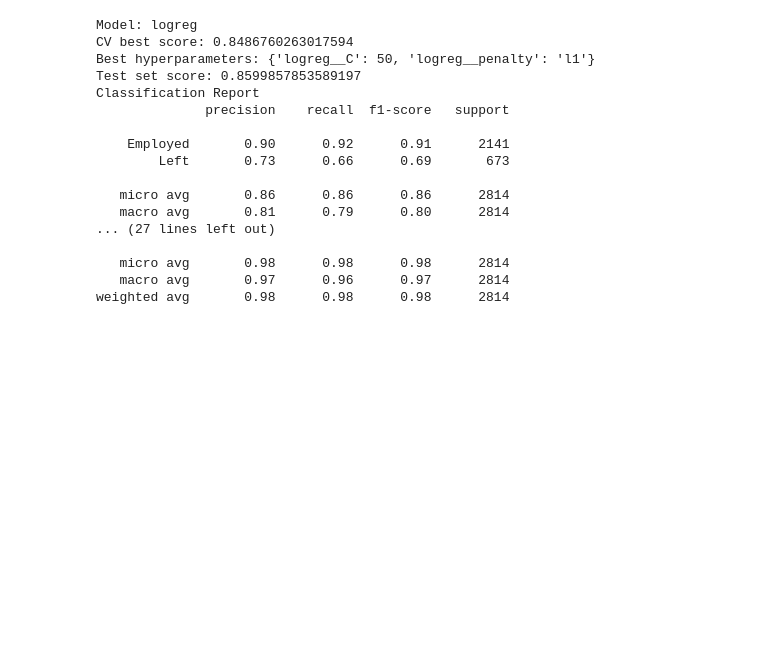
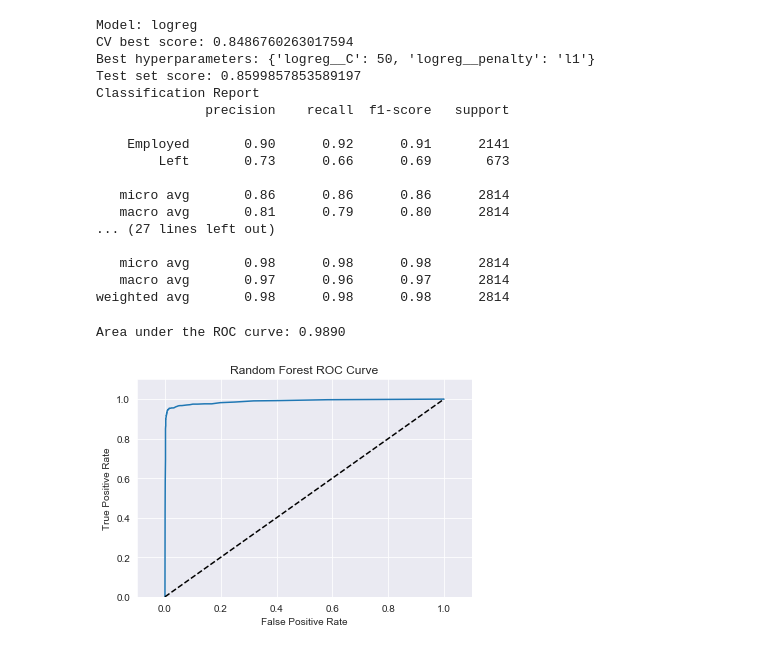
Before and after one commit to HKuz/DataScienceReferences, a Jupyter notebook: Project_Steps/Full_Pipeline_Example.ipynb, the cells around one changed output. Saved outputs shown, nothing was run; the diff lists cells and outputs as text; code cells hidden in the pictures; blank space fills up the shorter version.

Commit message:
feat: add AUROC and ROC curve plot

```diff
--- a/Project_Steps/Full_Pipeline_Example.ipynb
+++ b/Project_Steps/Full_Pipeline_Example.ipynb
@@ -358,3 +358,29 @@ Classification Report
    micro avg       0.98      0.98      0.98      2814
    macro avg       0.97      0.96      0.97      2814
 weighted avg       0.98      0.98      0.98      2814
+# %%
+# Get winning model's predictions and predicted probabilities
+best_model = fitted_models['rf'].best_estimator_
+
+mod_preds = best_model.predict(X_test)
+
+mod_probs = best_model.predict_proba(X_test)
+mod_probs = [p[1] for p in mod_probs]
+# %%
+# Plot winning model's test set predictions with ROC Curve
+
+fpr, tpr, thresholds = roc_curve(y_test, mod_probs, pos_label='Left')
+auc = roc_auc_score(y_test, mod_probs)
+
+print('Area under the ROC curve: {0:.4f}'.format(auc))
+
+# Plot ROC curve
+plt.plot(fpr, tpr);
+plt.plot([0, 1], [0, 1], "k--");
+plt.axis([-0.1, 1.1, 0, 1.1]);
+plt.xlabel("False Positive Rate");
+plt.ylabel("True Positive Rate");
+plt.title("Random Forest ROC Curve");
+# %% [output]
+Area under the ROC curve: 0.9890
+[figure, added]
```
